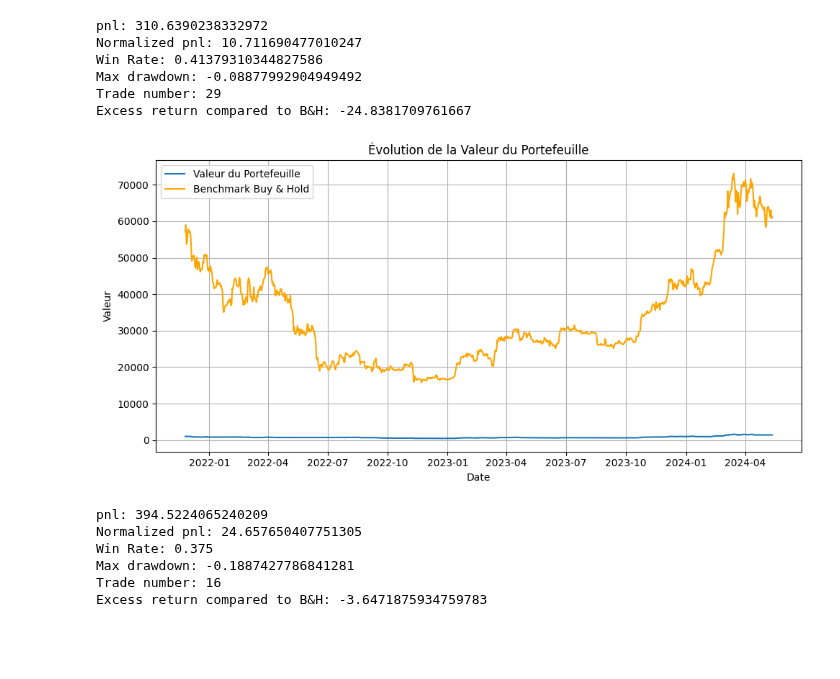
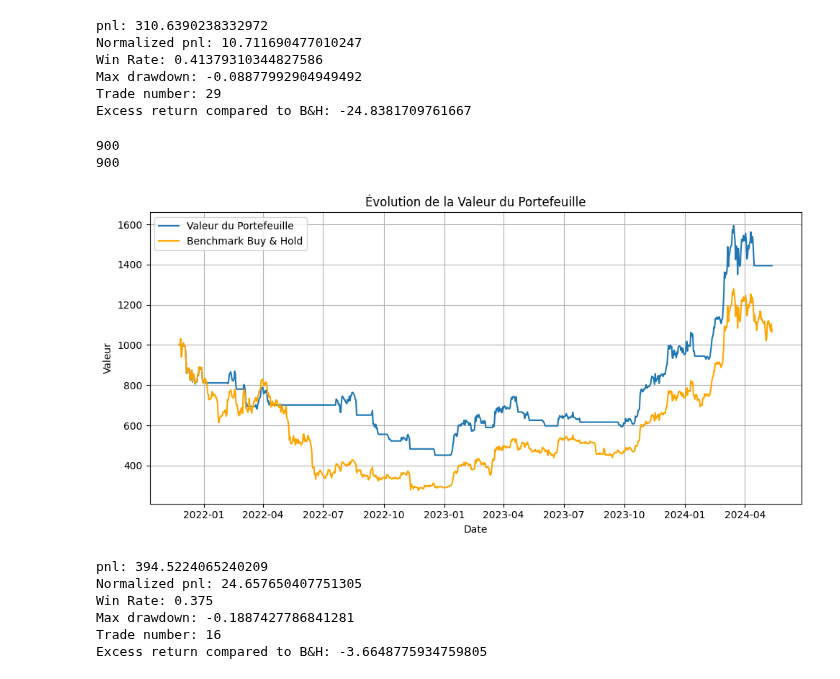
Before and after one commit to Romathonat/MTAL, a Jupyter notebook: notebooks/backtest.ipynb, the cells around one changed output. Cells and saved outputs as stored; diff of their text form; code cells hidden in the pictures; blank space fills up the shorter version.

```diff
--- a/notebooks/backtest.ipynb
+++ b/notebooks/backtest.ipynb
@@ -188,14 +188,20 @@ Excess return compared to B&H: -24.8381709761667
 # %%
 from src.mtal.backtesting.vzo_rsi import VZO_RSI_let_grey
 from src.mtal.dataviz import display_strategy_results
+from src.mtal.data_collect import get_pair_df
+from src.mtal.data_collect import get_spot_pairs
 
+cryptos = get_spot_pairs()
+df = get_pair_df(pair="BTCUSDT", limit=900, frequency="1d")
 results = VZO_RSI_let_grey(df).run()
 display_strategy_results(df, results)
 # %% [output]
+900
+900
-[figure, old version]
+[figure, new version]
-pnl: 394.5224065240209
-Normalized pnl: 24.657650407751305
-Win Rate: 0.375
-Max drawdown: -0.1887427786841281
-Trade number: 16
-Excess return compared to B&H: -3.6471875934759783
+pnl: 394.5224065240209
+Normalized pnl: 24.657650407751305
+Win Rate: 0.375
+Max drawdown: -0.1887427786841281
+Trade number: 16
+Excess return compared to B&H: -3.6648775934759805
```
Also changed, not shown: 3 other files.
